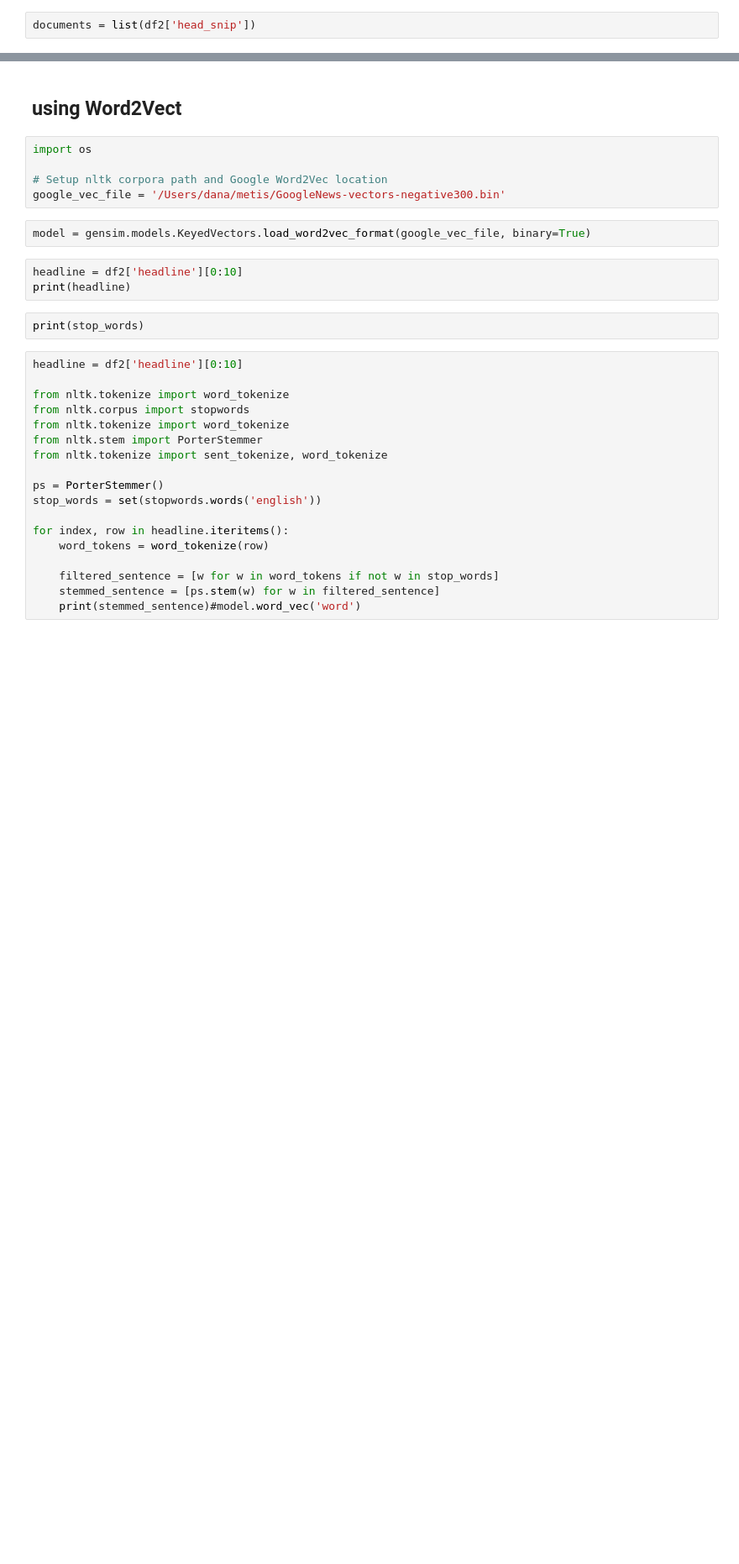
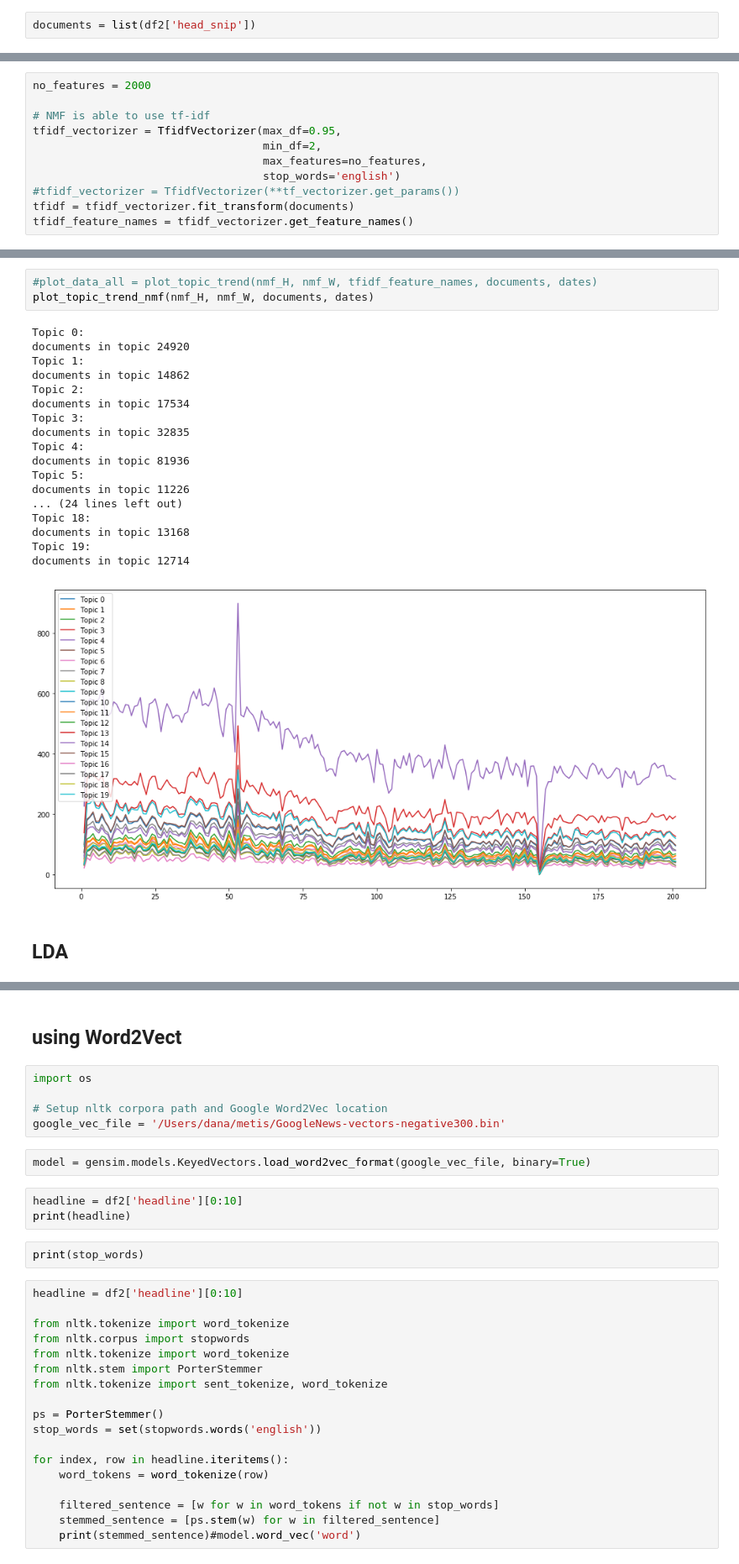
Before and after one commit to Stitchmaker/Metis_Bootcamp, a Jupyter notebook: Fletcher_Project/Fletcher_NLP_Analysis_2.ipynb, the cells around one changed output, grey strips where cells are left out. Shown: that part at 84% size. Cells and saved outputs as stored; diff of their text form; blank space fills up the shorter version.

```diff
--- a/Fletcher_Project/Fletcher_NLP_Analysis_2.ipynb
+++ b/Fletcher_Project/Fletcher_NLP_Analysis_2.ipynb
@@ -196,0 +283,11 @@ tf
+# %%
+no_features = 2000
+
+# NMF is able to use tf-idf
+tfidf_vectorizer = TfidfVectorizer(max_df=0.95,
+                                   min_df=2,
+                                   max_features=no_features,
+                                   stop_words='english')
+#tfidf_vectorizer = TfidfVectorizer(**tf_vectorizer.get_params())
+tfidf = tfidf_vectorizer.fit_transform(documents)
+tfidf_feature_names = tfidf_vectorizer.get_feature_names()
@@ -216,0 +345,24 @@ tfidf_feature_names
+# %%
+#plot_data_all = plot_topic_trend(nmf_H, nmf_W, tfidf_feature_names, documents, dates)
+plot_topic_trend_nmf(nmf_H, nmf_W, documents, dates)
+# %% [output]
+Topic 0:
+documents in topic 24920
+Topic 1:
+documents in topic 14862
+Topic 2:
+documents in topic 17534
+Topic 3:
+documents in topic 32835
+Topic 4:
+documents in topic 81936
+Topic 5:
+documents in topic 11226
+... (24 lines left out)
+Topic 18:
+documents in topic 13168
+Topic 19:
+documents in topic 12714
+[figure, added]
+# %% [markdown]
+## LDA
```
Also changed, not shown: parts of 45 cells of this notebook, 3 other files.
